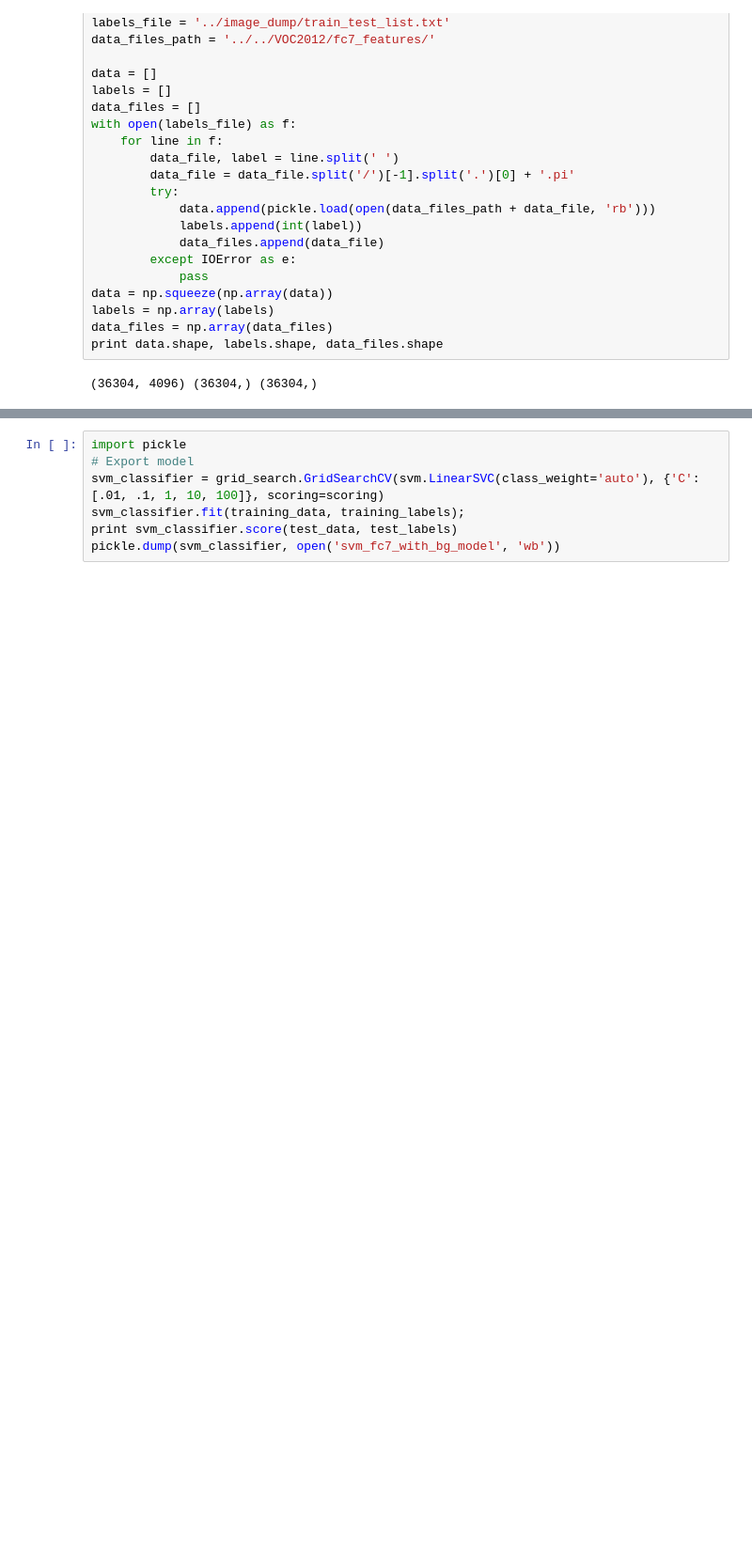
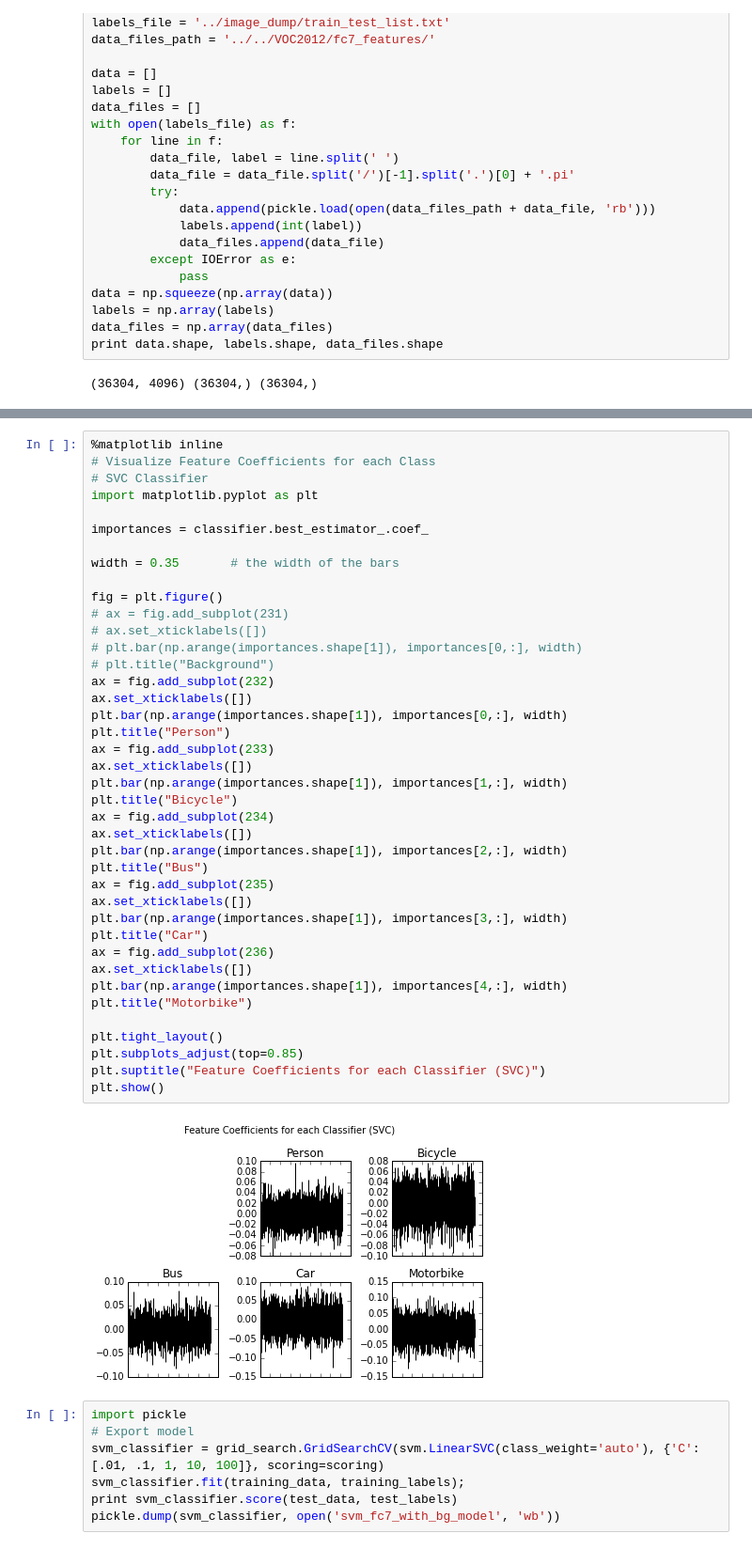
Before and after one commit to bellettif/smartCams, a Jupyter notebook: smartCams/rcnn_features_ml/rcnn_features_ml.ipynb, the cells around one changed output, grey strips where cells are left out. Shown at 94% size. Cells and saved outputs as stored; diff of their text form; blank space fills up the shorter version.

```diff
--- a/smartCams/rcnn_features_ml/rcnn_features_ml.ipynb
+++ b/smartCams/rcnn_features_ml/rcnn_features_ml.ipynb
@@ -146,3 +158,45 @@ plt.show()
+# %%
+%matplotlib inline
+# Visualize Feature Coefficients for each Class
+# SVC Classifier
+import matplotlib.pyplot as plt
+
+importances = classifier.best_estimator_.coef_
+
+width = 0.35       # the width of the bars
+
+fig = plt.figure()
+# ax = fig.add_subplot(231)
+# ax.set_xticklabels([])
+# plt.bar(np.arange(importances.shape[1]), importances[0,:], width)
+# plt.title("Background")
+ax = fig.add_subplot(232)
+ax.set_xticklabels([])
+plt.bar(np.arange(importances.shape[1]), importances[0,:], width)
+plt.title("Person")
+ax = fig.add_subplot(233)
+ax.set_xticklabels([])
+plt.bar(np.arange(importances.shape[1]), importances[1,:], width)
+plt.title("Bicycle")
+ax = fig.add_subplot(234)
+ax.set_xticklabels([])
+plt.bar(np.arange(importances.shape[1]), importances[2,:], width)
+plt.title("Bus")
+ax = fig.add_subplot(235)
+ax.set_xticklabels([])
+plt.bar(np.arange(importances.shape[1]), importances[3,:], width)
+plt.title("Car")
+ax = fig.add_subplot(236)
+ax.set_xticklabels([])
+plt.bar(np.arange(importances.shape[1]), importances[4,:], width)
+plt.title("Motorbike")
+
+plt.tight_layout()
+plt.subplots_adjust(top=0.85)
+plt.suptitle("Feature Coefficients for each Classifier (SVC)")
+plt.show()
+# %% [output]
+[figure, added]
 # %%
 import pickle
 # Export model
```
Also changed, not shown: parts of 13 cells of this notebook, 7 other files.
